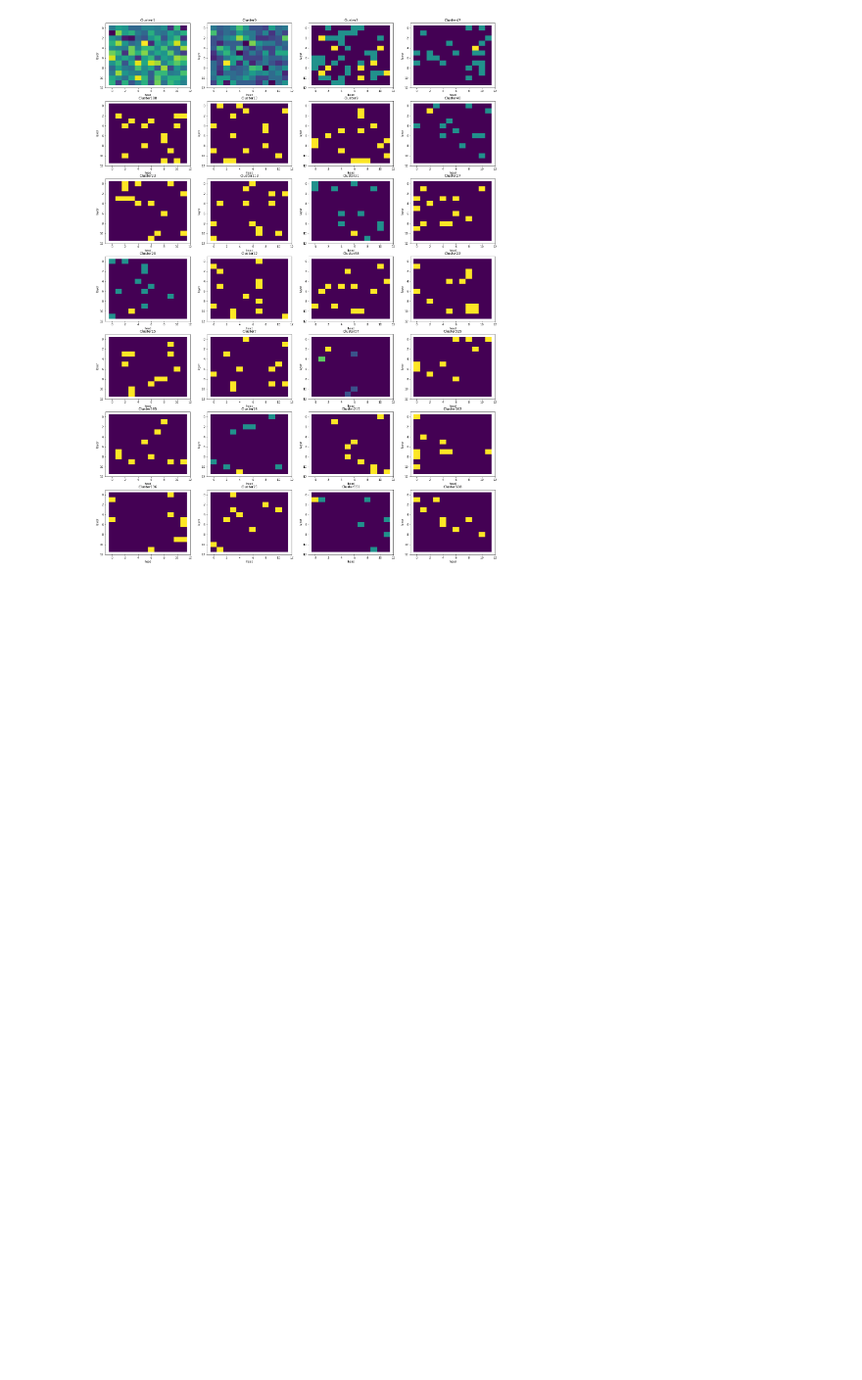
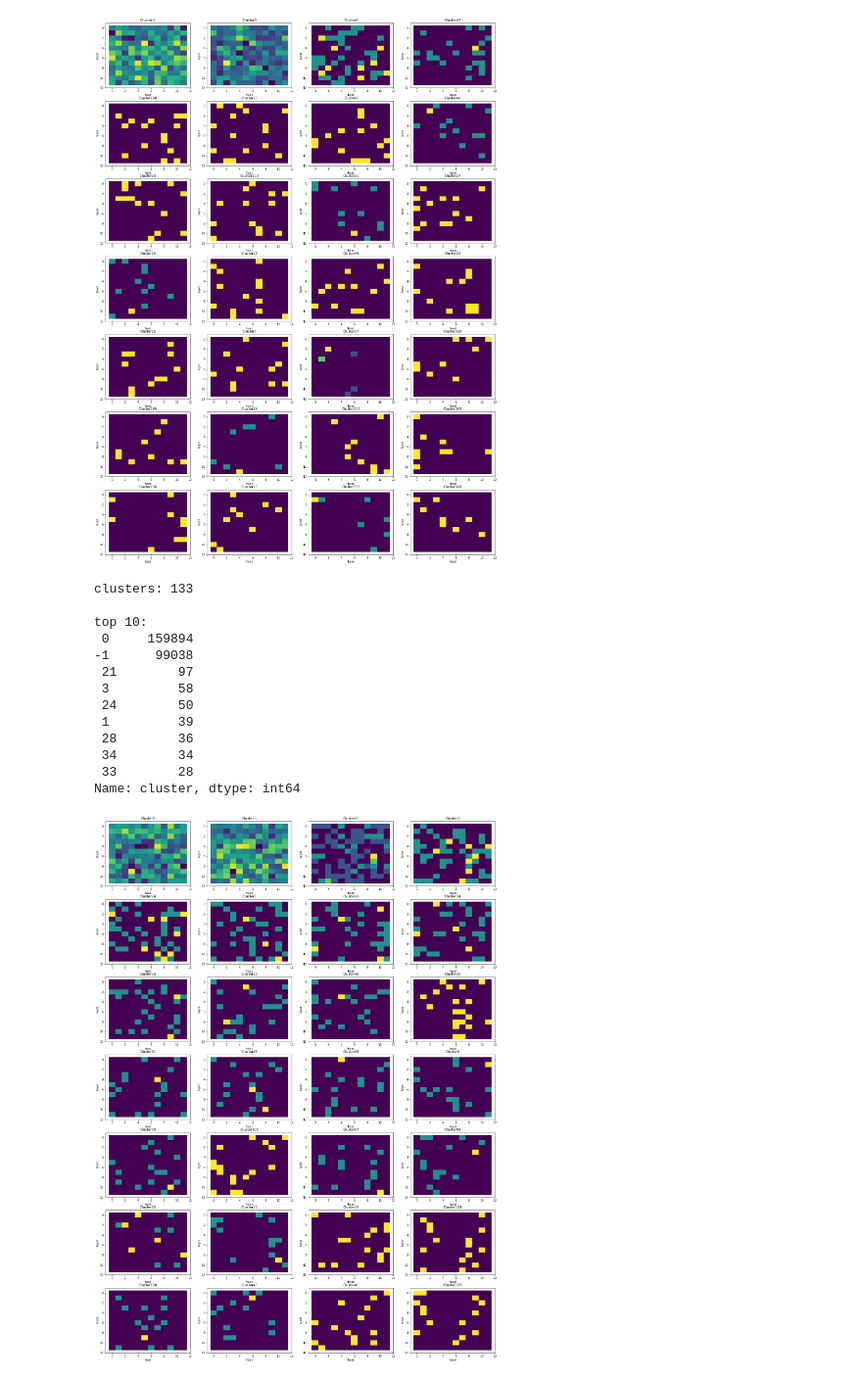
Before and after one commit to pschroedl/transformer_attention_clustering, a Jupyter notebook: clustering/dbscan_cluster_analysis-iterative.ipynb, the cells around one changed output. Shown at 98% size. Drawn from its saved outputs; the diff is of its cells as text; code cells hidden in the pictures; blank space fills up the shorter version.

Commit message:
add .65 to iterative data

```diff
--- a/clustering/dbscan_cluster_analysis-iterative.ipynb
+++ b/clustering/dbscan_cluster_analysis-iterative.ipynb
@@ -76,3 +76,23 @@ top 10:
  23         14
 Name: cluster, dtype: int64
 [figure]
+# %%
+output_dir='/rapids/notebooks/host/representations/output/iterative_0.7_10/'
+# %%
+df = torch.load(os.path.join(output_dir,'dask_dbscan_0.6499999999999999_10_label_df.bin'))
+plot_density(df) #displaying only top 28
+# %% [output]
+clusters: 133
+
+top 10:
+ 0     159894
+-1      99038
+ 21        97
+ 3         58
+ 24        50
+ 1         39
+ 28        36
+ 34        34
+ 33        28
+Name: cluster, dtype: int64
+[figure, added]
```
